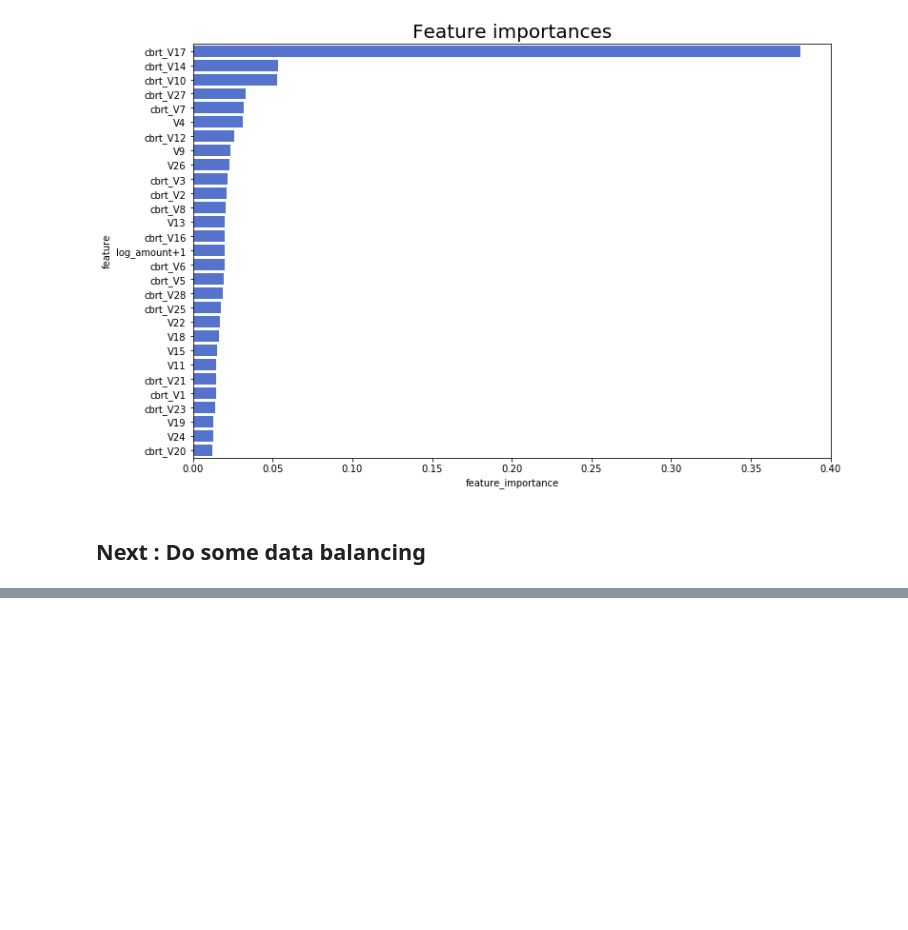
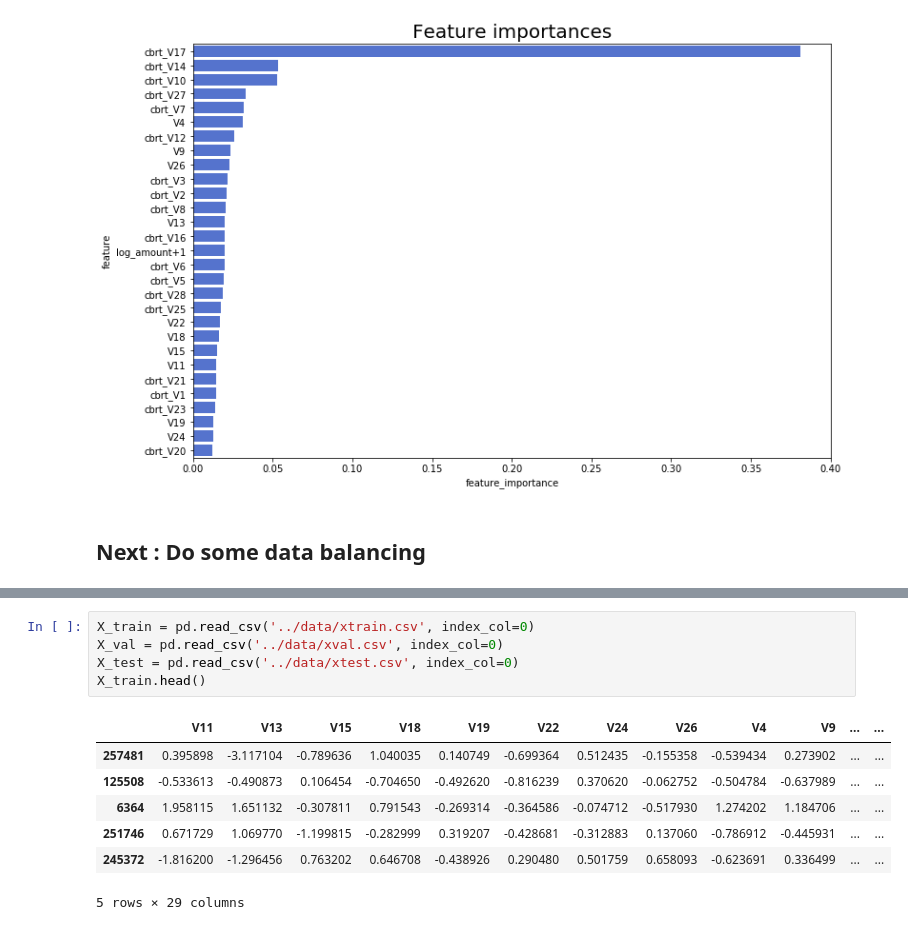
Before and after one commit to adibhandari/CC_fraud, a Jupyter notebook: src/CC_fraud.ipynb, the cells around one changed output, grey strips where cells are left out. Cells and saved outputs as stored; diff of their text form; blank space fills up the shorter version.

```diff
--- a/src/CC_fraud.ipynb
+++ b/src/CC_fraud.ipynb
@@ -586,0 +599,13 @@ imp_plot(base_imp, 'Feature importances')
+# %%
+X_train = pd.read_csv('../data/xtrain.csv', index_col=0)
+X_val = pd.read_csv('../data/xval.csv', index_col=0)
+X_test = pd.read_csv('../data/xtest.csv', index_col=0)
+X_train.head()
+# %% [output]
+|  | V11 | V13 | V15 | V18 | V19 | V22 | V24 | V26 | V4 | V9 | ... | ... |
+| 257481 | 0.395898 | -3.117104 | -0.789636 | 1.040035 | 0.140749 | -0.699364 | 0.512435 | -0.155358 | -0.539434 | 0.273902 | ... | ... |
+| 125508 | -0.533613 | -0.490873 | 0.106454 | -0.704650 | -0.492620 | -0.816239 | 0.370620 | -0.062752 | -0.504784 | -0.637989 | ... | ... |
+| 6364 | 1.958115 | 1.651132 | -0.307811 | 0.791543 | -0.269314 | -0.364586 | -0.074712 | -0.517930 | 1.274202 | 1.184706 | ... | ... |
+| 251746 | 0.671729 | 1.069770 | -1.199815 | -0.282999 | 0.319207 | -0.428681 | -0.312883 | 0.137060 | -0.786912 | -0.445931 | ... | ... |
+| 245372 | -1.816200 | -1.296456 | 0.763202 | 0.646708 | -0.438926 | 0.290480 | 0.501759 | 0.658093 | -0.623691 | 0.336499 | ... | ... |
+5 rows × 29 columns
```
Also changed, not shown: parts of 29 cells of this notebook.
